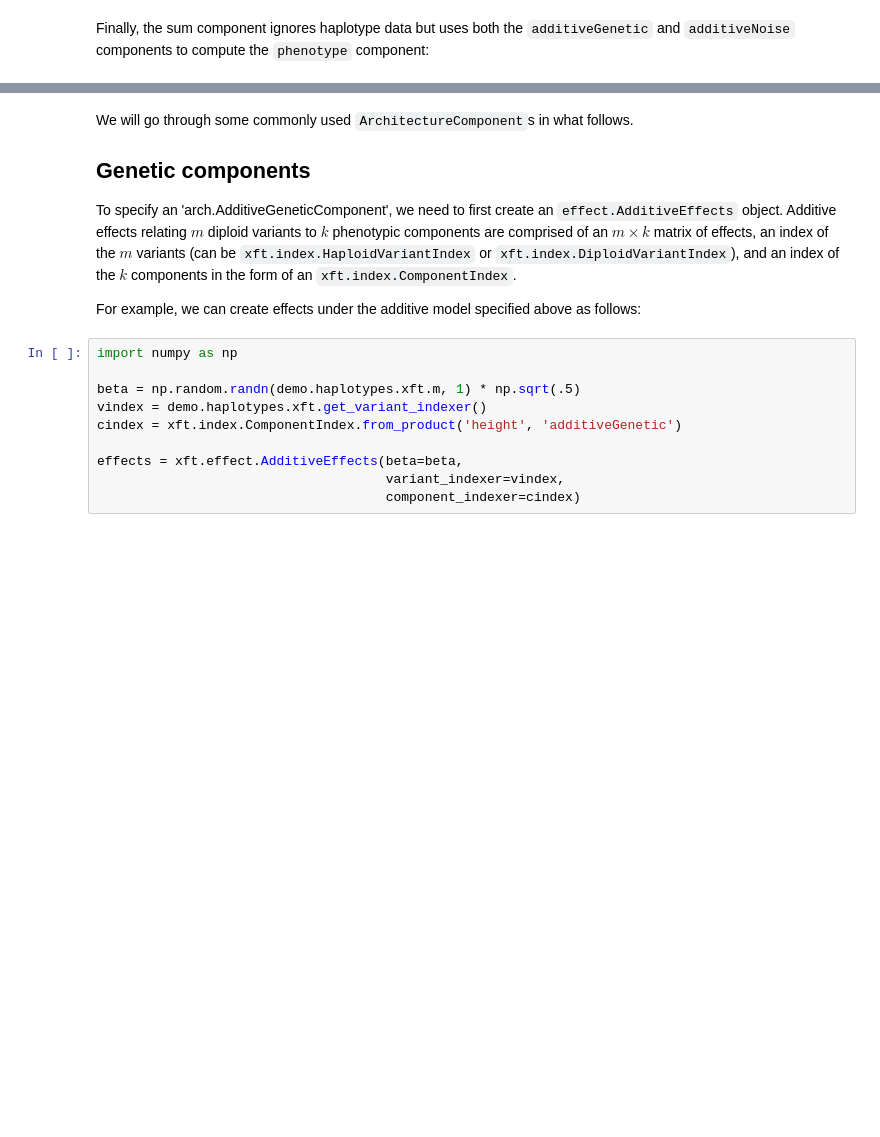
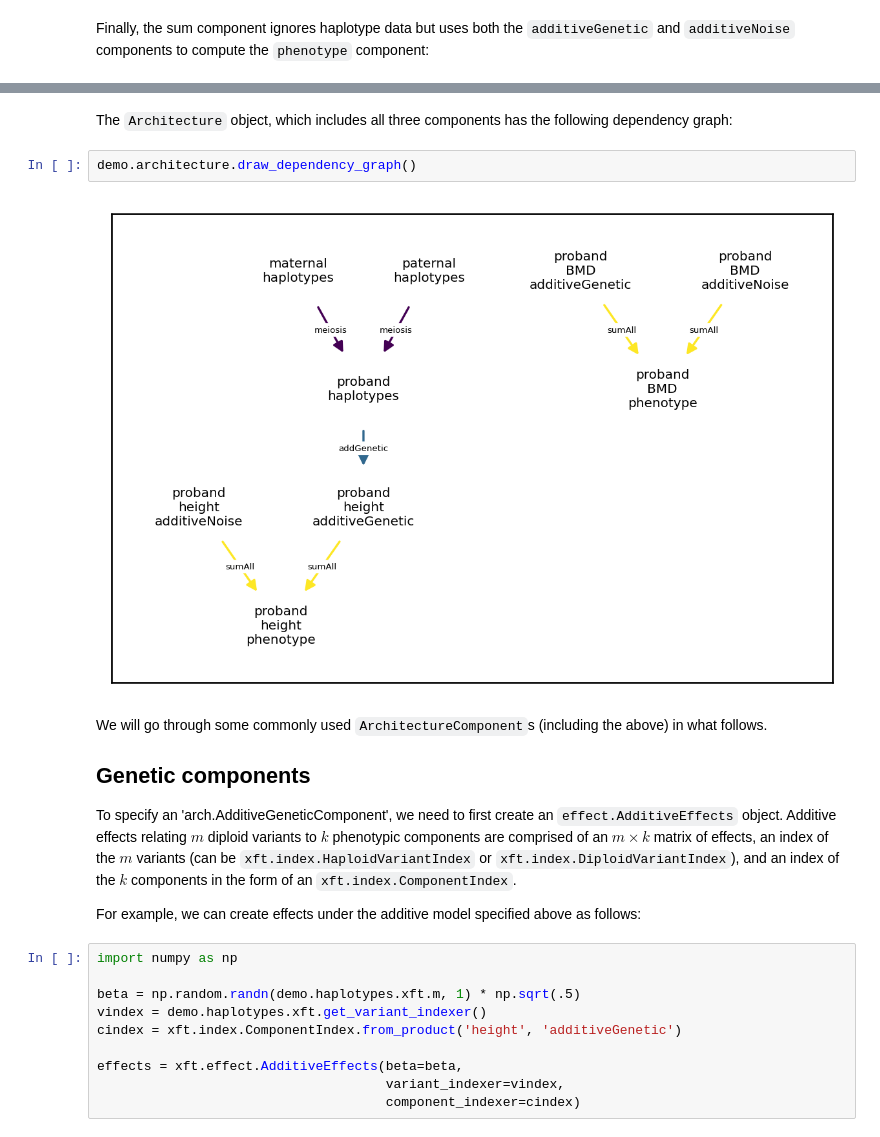
Before and after one commit to rborder/xftsim, a Jupyter notebook: docs/userguide/arch.ipynb, the cells around one changed output, grey strips where cells are left out. Cells and saved outputs as stored; diff of their text form; blank space fills up the shorter version.

```diff
--- a/docs/userguide/arch.ipynb
+++ b/docs/userguide/arch.ipynb
@@ -111,5 +126,11 @@ BMD.phenotype.proband               BMD      phenotype                -1
+# %% [markdown]
+The `Architecture` object, which includes all three components has the following dependency graph:
+# %%
+demo.architecture.draw_dependency_graph()
+# %% [output]
+[figure, added]
 # %% [markdown]
-We will go through some commonly used `ArchitectureComponent`s in what follows.
+We will go through some commonly used `ArchitectureComponent`s (including the above) in what follows.
 
 ## Genetic components
 
```
Also changed, not shown: parts of 47 cells of this notebook, 3 other files.
